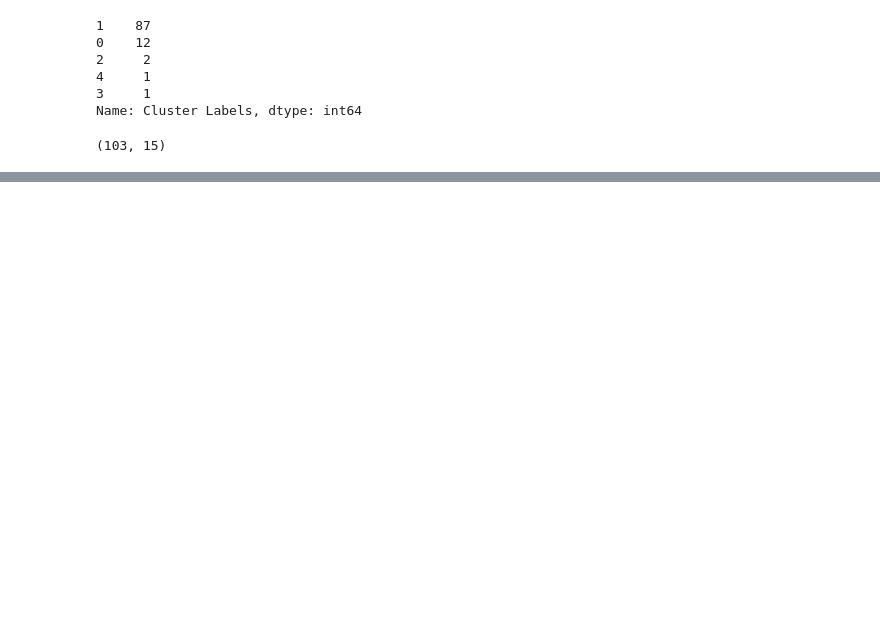
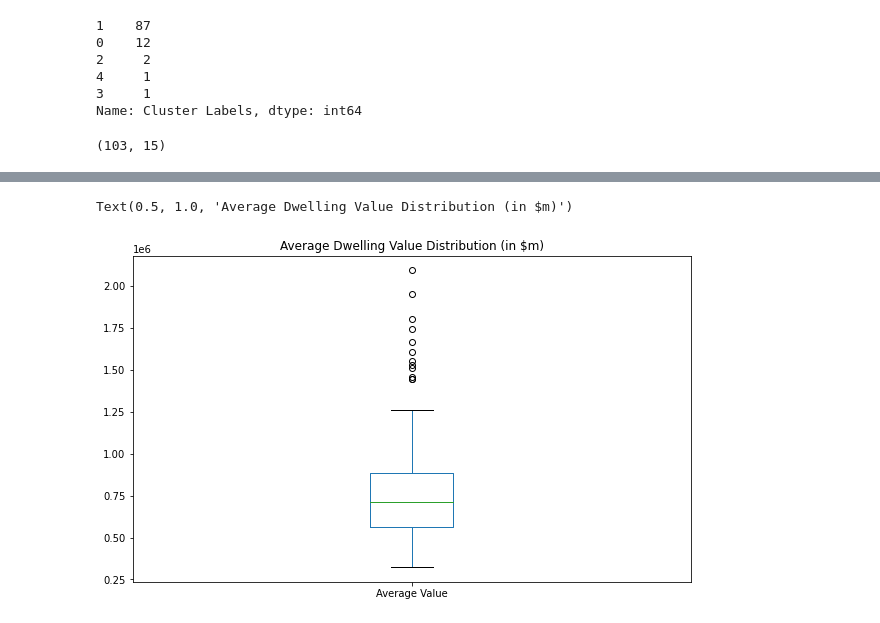
Before and after one commit to statssp/C9Final, a Jupyter notebook: Toronto and New York.ipynb, the cells around one changed output, grey strips where cells are left out. Cells and saved outputs as stored; diff of their text form; code cells hidden in the pictures; blank space fills up the shorter version.

```diff
--- a/Toronto and New York.ipynb
+++ b/Toronto and New York.ipynb
@@ -838,0 +963,31 @@ Text(0.5, 1.0, 'Top Toronto Venues')
+# %%
+tr_df=tr_df[~tr_df['Postal Code'].isin(['M7A'])]
+tr_df=tr_df[~tr_df['Postal Code'].isin(['M7R'])]
+tr_df=tr_df[~tr_df['Postal Code'].isin(['M7Y'])]
+tr_df=tr_df[~tr_df['Postal Code'].isin(['M5K'])]
+tr_df=tr_df[~tr_df['Postal Code'].isin(['M5L'])]
+tr_df=tr_df[~tr_df['Postal Code'].isin(['M5W'])]
+tr_df=tr_df[~tr_df['Postal Code'].isin(['M5X'])]
+
+tr_statistic=tr_statistic[~tr_statistic['Post Code'].isin(['M7A'])]
+tr_statistic=tr_statistic[~tr_statistic['Post Code'].isin(['M7R'])]
+tr_statistic=tr_statistic[~tr_statistic['Post Code'].isin(['M7Y'])]
+tr_statistic=tr_statistic[~tr_statistic['Post Code'].isin(['M5K'])]
+tr_statistic=tr_statistic[~tr_statistic['Post Code'].isin(['M5L'])]
+tr_statistic=tr_statistic[~tr_statistic['Post Code'].isin(['M5W'])]
+tr_statistic=tr_statistic[~tr_statistic['Post Code'].isin(['M5X'])]
+
+# M7A, M7R, M7Y are the Post Codes reserved for Ontario Government, Post Canada Forwarding and Processing Center, there is no residence, need to be removed
+# M5K, M5L, M5W, M5X are the Post Codes reserved for "Toronto Dominion Centre, Design Exchange", "Commerce Court, Victoria Hotel", "Stn A PO Boxes", "First Canadian Place, Underground city". There is no residence, need to be removed
+
+
+tr_data=(tr_df.join(tr_statistic.set_index('Post Code'),on='Postal Code')).copy()
+tr_data = tr_data.reset_index(drop=True)
+
+# After this, tr_df and tr_statistic have exactly 96 lines.
+# Now merge tr_df and tr_statistic into tr_data which has columns "Postal Code", "Borough", "Neighbourhood", "Latitude", "Longitude", "Average Rooms", "Average Value"
+
+tr_data["Average Value"] = tr_data["Average Value"].astype("float")
+# Convert the string values to float
+tr_data.rename(columns={'Neighbourhood': 'Neighborhood'}, inplace=True)
+# Standardize the spelling and column name "Neighborhood"
@@ -838,0 +1037,4 @@ Text(0.5, 1.0, 'Top Toronto Venues')
+# %%
+new_df=tr_data[['Average Value']]
+new_df=new_df.reset_index()
+new_df.head()
@@ -838,0 +1048,6 @@ Text(0.5, 1.0, 'Top Toronto Venues')
+# %%
+new_df['Average Value'].plot(kind='box',figsize=(10,6))
+plt.title('Average Dwelling Value Distribution (in $m)')
+# %% [output]
+Text(0.5, 1.0, 'Average Dwelling Value Distribution (in $m)')
+[figure, added]
```
Also changed, not shown: parts of 37 cells of this notebook.
